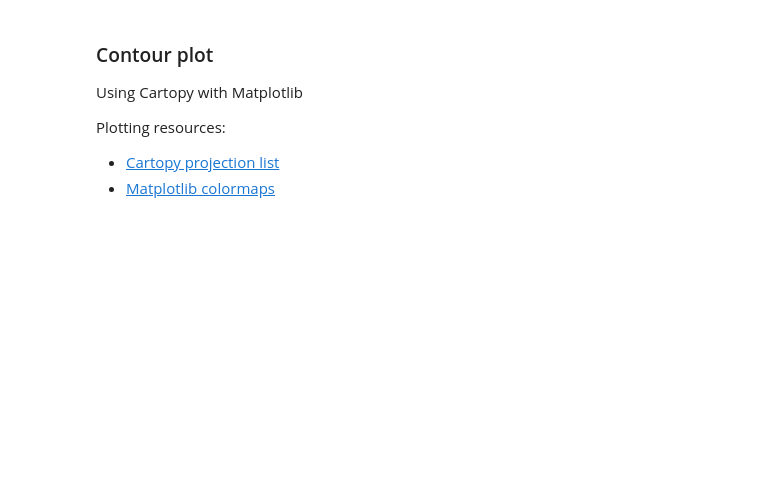
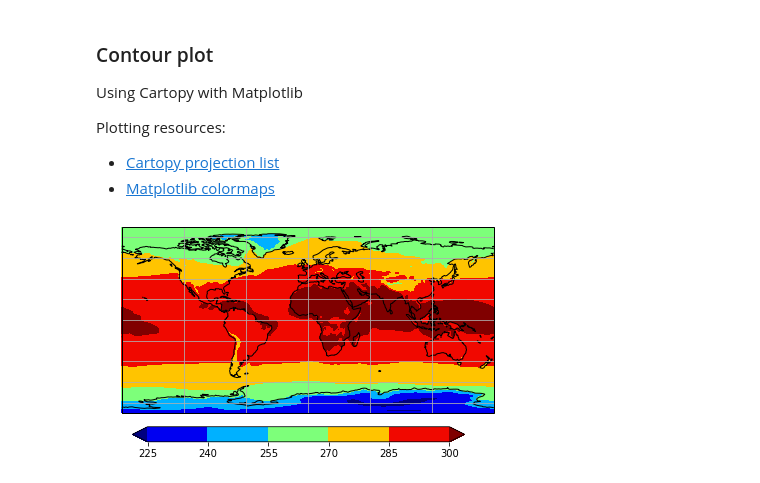
Before and after one commit to CLIVAC/pyclivac, a Jupyter notebook: examples/netcdf_basics.ipynb, the cells around one changed output. Saved outputs shown, nothing was run; the diff lists cells and outputs as text; code cells hidden in the pictures; blank space fills up the shorter version.

```diff
--- a/examples/netcdf_basics.ipynb
+++ b/examples/netcdf_basics.ipynb
@@ -98,6 +141,31 @@ Plotting resources:
 
 # mapcrs - what want in
 # datacrs - what comes in
+# %%
+def simple_contour_plot (data, lons, lats, proj= ccrs.PlateCarree(), title = '', colormap='YlOrRd'
+                        #, data units
+                        ):
+
+    fig = plt.figure(figsize=(7, 5))
+    ax = fig.add_subplot(1, 1, 1, projection=proj)
+
+    p = ax.contourf(lons, lats, data, transform=proj,
+                cmap = colormap, extend='both')
+
+    ax.coastlines()
+    ax.gridlines()
+    plt.title(title)
+
+    cbar = plt.colorbar(p, orientation='horizontal',
+                    shrink=0.85, pad=0.05,
+                   # label=data_units
+                       )
+
+    plt.show()
+# %%
+simple_contour_plot (t2m_mean, lons, lats, colormap = 'jet')
+# %% [output]
+[figure, added]
 # %%
 # Data for plotting
 data = t2m_mean
```
Also changed, not shown: parts of 6 cells of this notebook.
